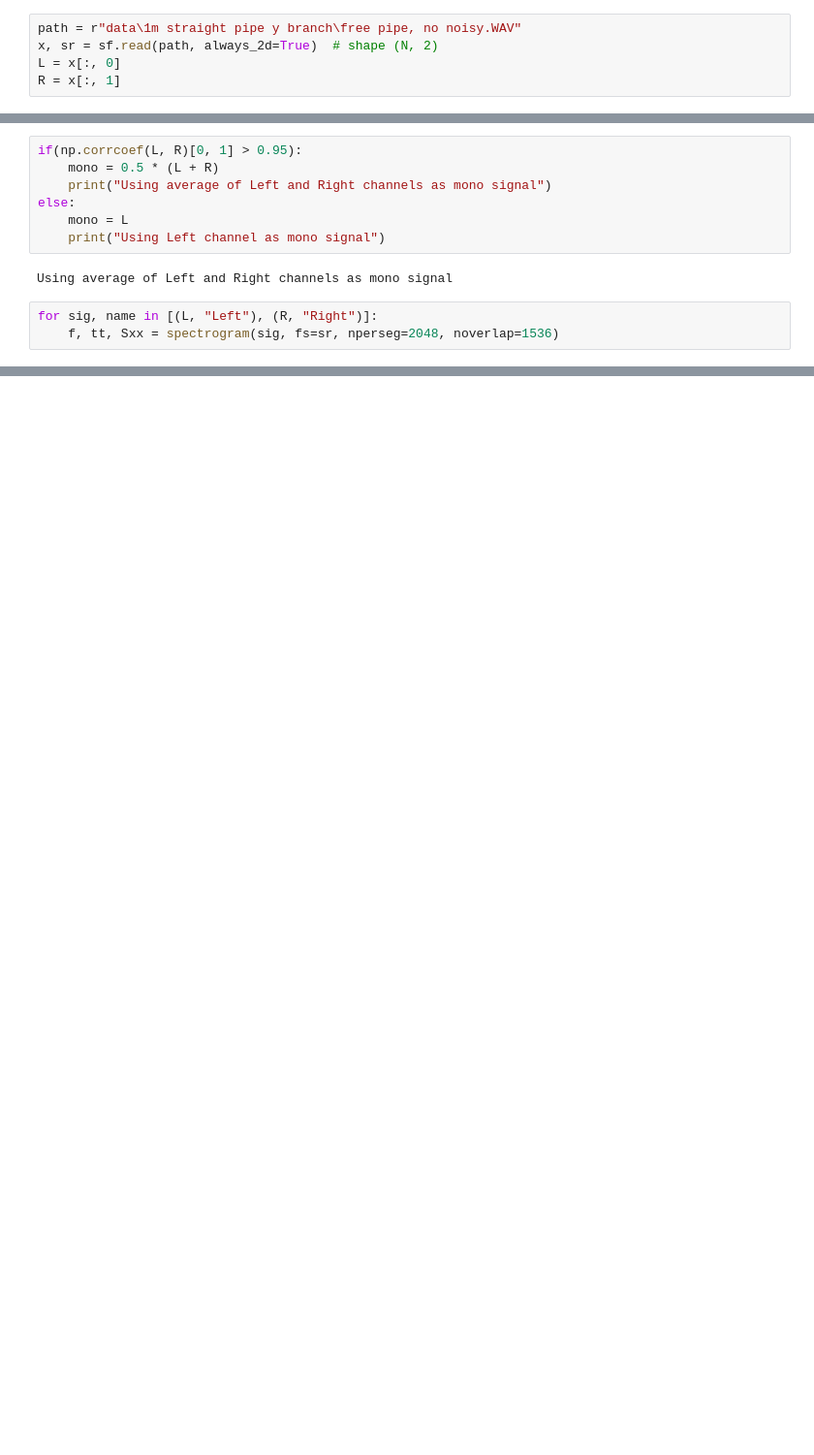
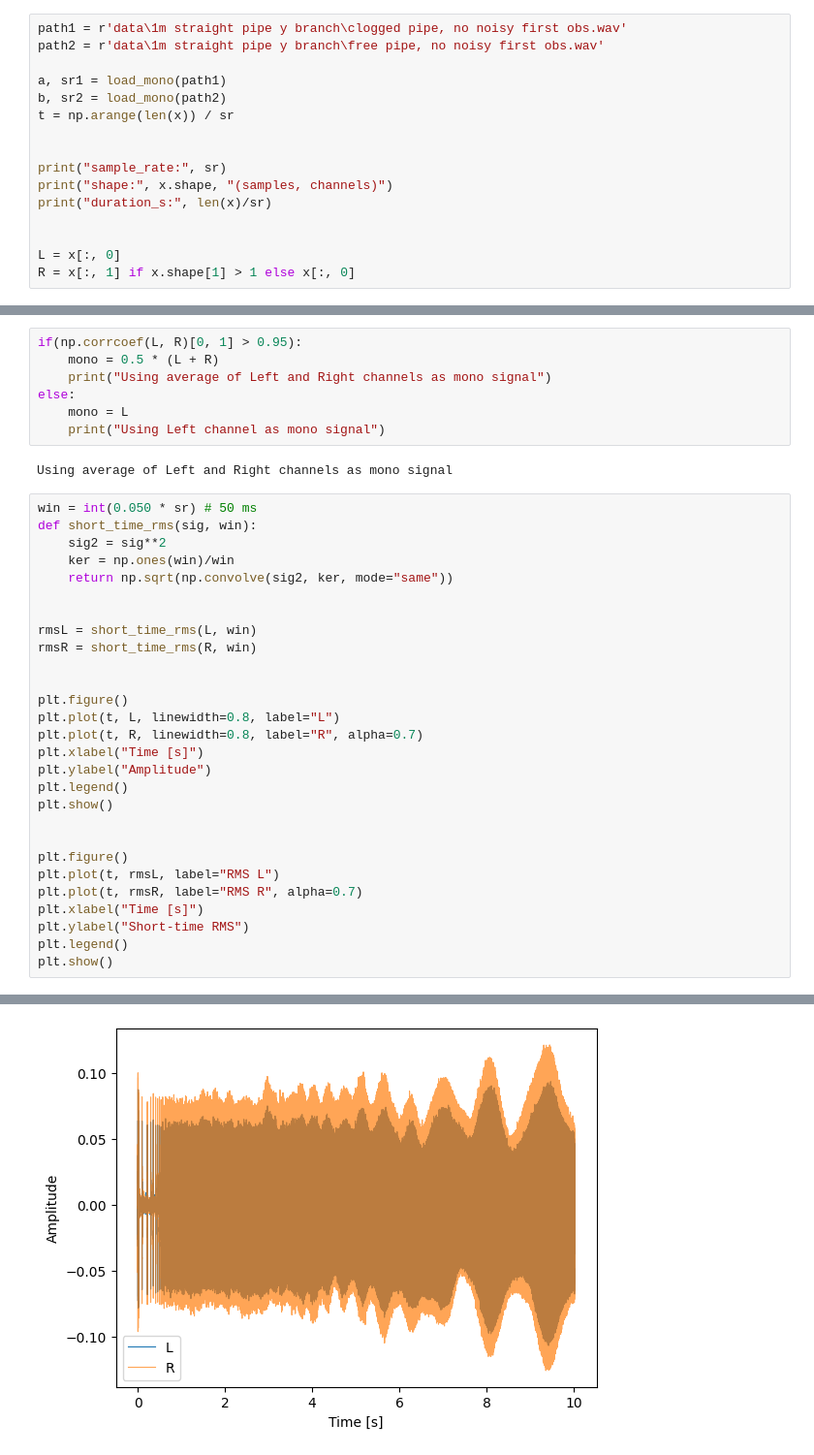
Before and after one commit to nogva/acousticBlockageSensor, a Jupyter notebook: data anlysis.ipynb, the cells around one changed output, grey strips where cells are left out. Shown at 97% size. Saved outputs shown, nothing was run; the diff lists cells and outputs as text; blank space fills up the shorter version.

```diff
--- a/data anlysis.ipynb
+++ b/data anlysis.ipynb
@@ -6,5 +73,16 @@ import matplotlib.pyplot as plt
 # %%
-path = r"data\1m straight pipe y branch\free pipe, no noisy.WAV"
-x, sr = sf.read(path, always_2d=True)  # shape (N, 2)
+path1 = r'data\1m straight pipe y branch\clogged pipe, no noisy first obs.wav'
+path2 = r'data\1m straight pipe y branch\free pipe, no noisy first obs.wav'
+
+a, sr1 = load_mono(path1)
+b, sr2 = load_mono(path2)
+t = np.arange(len(x)) / sr
+
+
+print("sample_rate:", sr)
+print("shape:", x.shape, "(samples, channels)")
+print("duration_s:", len(x)/sr)
+
+
 L = x[:, 0]
-R = x[:, 1]
+R = x[:, 1] if x.shape[1] > 1 else x[:, 0]
@@ -65,6 +114,31 @@ else:
 # %% [output]
 Using average of Left and Right channels as mono signal
 # %%
-for sig, name in [(L, "Left"), (R, "Right")]:
-    f, tt, Sxx = spectrogram(sig, fs=sr, nperseg=2048, noverlap=1536)
+win = int(0.050 * sr) # 50 ms
+def short_time_rms(sig, win):
+    sig2 = sig**2
+    ker = np.ones(win)/win
+    return np.sqrt(np.convolve(sig2, ker, mode="same"))
+
+
+rmsL = short_time_rms(L, win)
+rmsR = short_time_rms(R, win)
+
+
+plt.figure()
+plt.plot(t, L, linewidth=0.8, label="L")
+plt.plot(t, R, linewidth=0.8, label="R", alpha=0.7)
+plt.xlabel("Time [s]")
+plt.ylabel("Amplitude")
+plt.legend()
+plt.show()
+
+
+plt.figure()
+plt.plot(t, rmsL, label="RMS L")
+plt.plot(t, rmsR, label="RMS R", alpha=0.7)
+plt.xlabel("Time [s]")
+plt.ylabel("Short-time RMS")
+plt.legend()
+plt.show()
 # %% [output]
@@ -71,0 +145 @@ NameError: name 'spectrogram' is not defined
+[figure, added]
```
Also changed, not shown: parts of 10 cells of this notebook, 2 other files.
